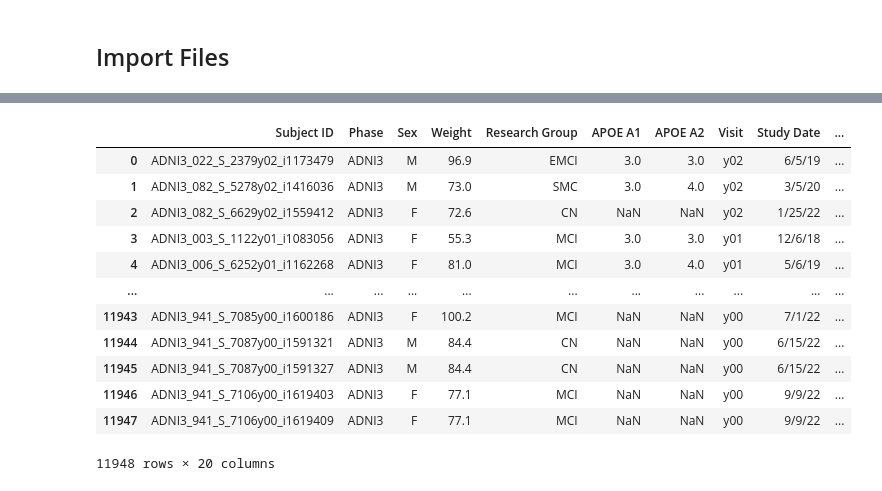
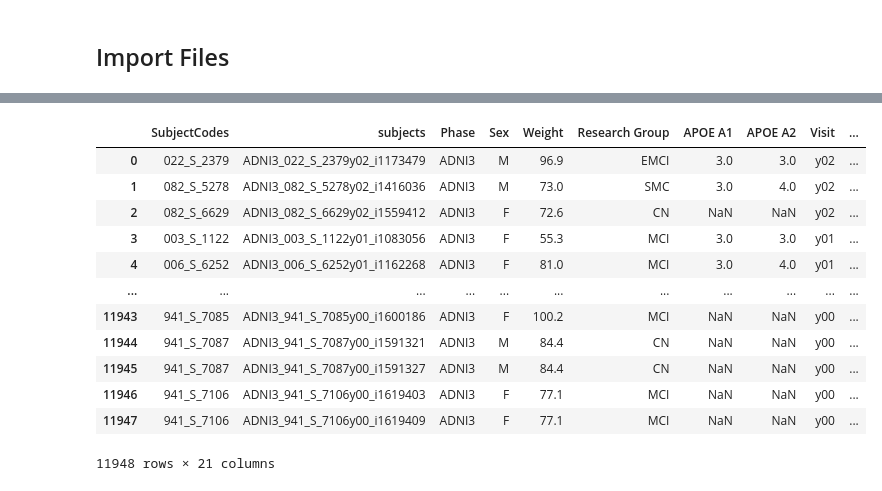
Before and after one commit to cind/pijp-frangi, a Jupyter notebook: pijp_frangi/stat_analysis.ipynb, the cells around one changed output, grey strips where cells are left out. Saved outputs shown, nothing was run; the diff lists cells and outputs as text; code cells hidden in the pictures.

```diff
--- a/pijp_frangi/stat_analysis.ipynb
+++ b/pijp_frangi/stat_analysis.ipynb
@@ -56,29 +240,31 @@ demo
 # %%
-# replace
+# Convert Visit Code to visit number to match report
 demo_clean = demo.replace(to_replace=r'ADNI3 Initial Visit-Cont Pt', value='y00', regex=True)
 demo_clean = demo_clean.replace(to_replace=r'ADNI Screening', value='y00', regex=True)
 demo_clean = demo_clean.replace(to_replace=r'ADNI3 Year 1 Visit', value='y01', regex=True)
 demo_clean = demo_clean.replace(to_replace=r'ADNI3 Year 2 Visit', value='y02', regex=True)
 demo_clean = demo_clean.replace(to_replace=r'ADNI3 Year 3 Visit', value='y03', regex=True)
 demo_clean = demo_clean.replace(to_replace=r'ADNI3 Year 4 Visit', value='y04', regex=True)
 demo_clean = demo_clean.replace(to_replace=r'ADNI3 Year 5 Visit', value='y05', regex=True)
 demo_clean['Phase'] = demo_clean['Phase'].replace(to_replace=r'ADNI 3', value='ADNI3', regex=True)
 
 # add year, phase, visit and Image ID to subject ID
-demo_clean['Subject ID'] = demo_clean['Phase']+ '_' + demo_clean['Subject ID'] + demo_clean['Visit'] + '_i' + demo_clean['Image ID'].apply(str)
+subjectfullid = demo_clean['Phase']+ '_' + demo_clean['Subject ID'] + demo_clean['Visit'] + '_i' + demo_clean['Image ID'].apply(str)
+demo_clean.insert(1,'subjects',subjectfullid)
+demo_clean = demo_clean.rename(columns={'Subject ID': 'SubjectCodes'})
 demo_clean
 #demo_clean['Subject ID'][demo_clean['Subject ID'] == 'ADNI3_003_S_1122y01_i909791']
 # %% [output]
-|  | Subject ID | Phase | Sex | Weight | Research Group | APOE A1 | APOE A2 | Visit | Study Date | ... |
-| 0 | ADNI3_022_S_2379y02_i1173479 | ADNI3 | M | 96.9 | EMCI | 3.0 | 3.0 | y02 | 6/5/19 | ... |
-| 1 | ADNI3_082_S_5278y02_i1416036 | ADNI3 | M | 73.0 | SMC | 3.0 | 4.0 | y02 | 3/5/20 | ... |
-| 2 | ADNI3_082_S_6629y02_i1559412 | ADNI3 | F | 72.6 | CN | NaN | NaN | y02 | 1/25/22 | ... |
-| 3 | ADNI3_003_S_1122y01_i1083056 | ADNI3 | F | 55.3 | MCI | 3.0 | 3.0 | y01 | 12/6/18 | ... |
-| 4 | ADNI3_006_S_6252y01_i1162268 | ADNI3 | F | 81.0 | MCI | 3.0 | 4.0 | y01 | 5/6/19 | ... |
+|  | SubjectCodes | subjects | Phase | Sex | Weight | Research Group | APOE A1 | APOE A2 | Visit | ... |
+| 0 | 022_S_2379 | ADNI3_022_S_2379y02_i1173479 | ADNI3 | M | 96.9 | EMCI | 3.0 | 3.0 | y02 | ... |
+| 1 | 082_S_5278 | ADNI3_082_S_5278y02_i1416036 | ADNI3 | M | 73.0 | SMC | 3.0 | 4.0 | y02 | ... |
+| 2 | 082_S_6629 | ADNI3_082_S_6629y02_i1559412 | ADNI3 | F | 72.6 | CN | NaN | NaN | y02 | ... |
+| 3 | 003_S_1122 | ADNI3_003_S_1122y01_i1083056 | ADNI3 | F | 55.3 | MCI | 3.0 | 3.0 | y01 | ... |
+| 4 | 006_S_6252 | ADNI3_006_S_6252y01_i1162268 | ADNI3 | F | 81.0 | MCI | 3.0 | 4.0 | y01 | ... |
 | ... | ... | ... | ... | ... | ... | ... | ... | ... | ... | ... |
-| 11943 | ADNI3_941_S_7085y00_i1600186 | ADNI3 | F | 100.2 | MCI | NaN | NaN | y00 | 7/1/22 | ... |
-| 11944 | ADNI3_941_S_7087y00_i1591321 | ADNI3 | M | 84.4 | CN | NaN | NaN | y00 | 6/15/22 | ... |
-| 11945 | ADNI3_941_S_7087y00_i1591327 | ADNI3 | M | 84.4 | CN | NaN | NaN | y00 | 6/15/22 | ... |
-| 11946 | ADNI3_941_S_7106y00_i1619403 | ADNI3 | F | 77.1 | MCI | NaN | NaN | y00 | 9/9/22 | ... |
-| 11947 | ADNI3_941_S_7106y00_i1619409 | ADNI3 | F | 77.1 | MCI | NaN | NaN | y00 | 9/9/22 | ... |
+| 11943 | 941_S_7085 | ADNI3_941_S_7085y00_i1600186 | ADNI3 | F | 100.2 | MCI | NaN | NaN | y00 | ... |
+| 11944 | 941_S_7087 | ADNI3_941_S_7087y00_i1591321 | ADNI3 | M | 84.4 | CN | NaN | NaN | y00 | ... |
+| 11945 | 941_S_7087 | ADNI3_941_S_7087y00_i1591327 | ADNI3 | M | 84.4 | CN | NaN | NaN | y00 | ... |
+| 11946 | 941_S_7106 | ADNI3_941_S_7106y00_i1619403 | ADNI3 | F | 77.1 | MCI | NaN | NaN | y00 | ... |
+| 11947 | 941_S_7106 | ADNI3_941_S_7106y00_i1619409 | ADNI3 | F | 77.1 | MCI | NaN | NaN | y00 | ... |
-11948 rows × 20 columns
+11948 rows × 21 columns
```
Also changed, not shown: parts of 50 cells of this notebook, 1 other file.
